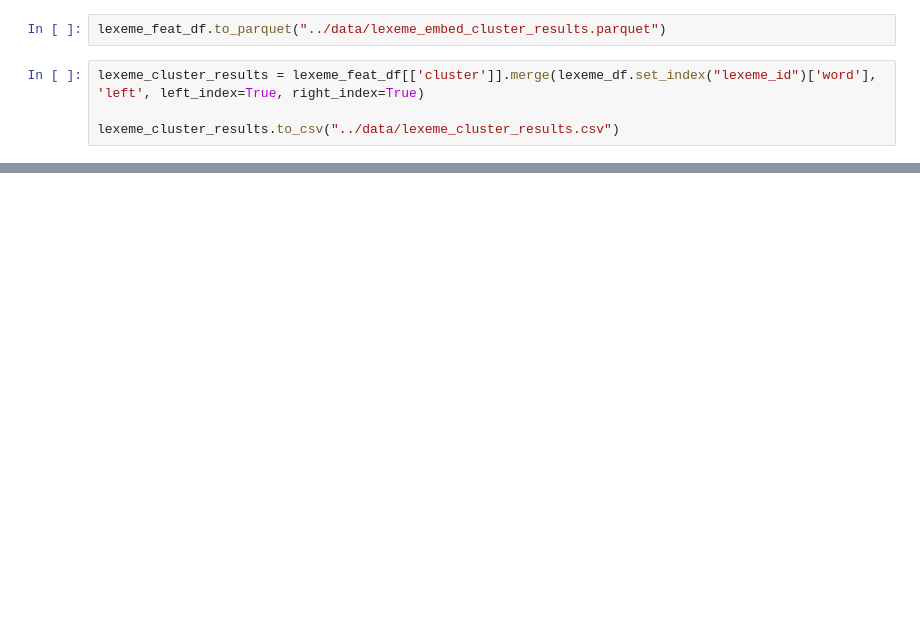
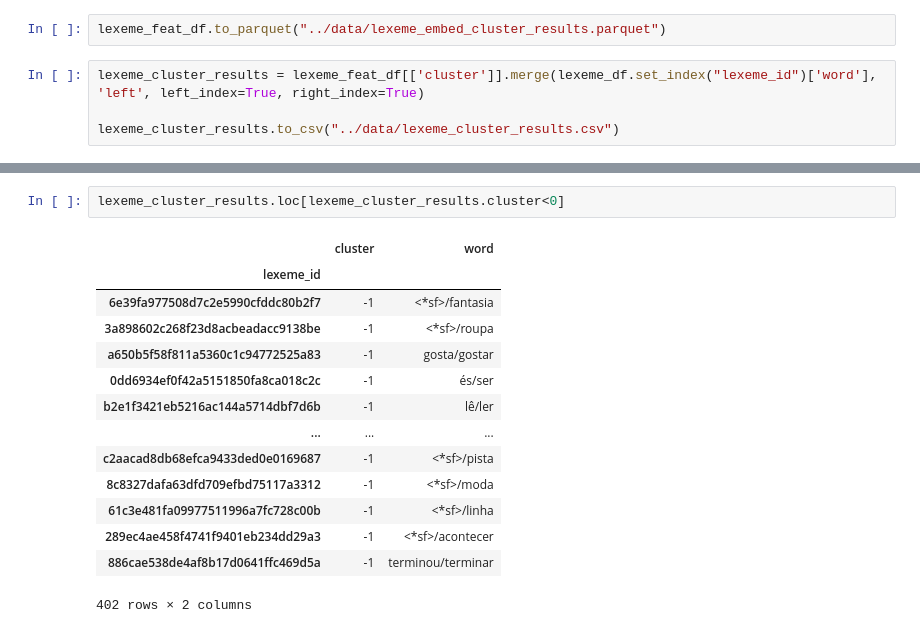
Before and after one commit to andrea-chong/KULDatathon2026, a Jupyter notebook: notebooks/lexeme_clustering.ipynb, the cells around one changed output, grey strips where cells are left out. Drawn from its saved outputs; the diff is of its cells as text; blank space fills up the shorter version.

```diff
--- a/notebooks/lexeme_clustering.ipynb
+++ b/notebooks/lexeme_clustering.ipynb
@@ -330,0 +331,17 @@ lexeme_cluster_results.loc[lexeme_cluster_results.cluster==2]
+# %%
+lexeme_cluster_results.loc[lexeme_cluster_results.cluster<0]
+# %% [output]
+|  | cluster | word |
+| lexeme_id |  |  |
+| 6e39fa977508d7c2e5990cfddc80b2f7 | -1 | <*sf>/fantasia |
+| 3a898602c268f23d8acbeadacc9138be | -1 | <*sf>/roupa |
+| a650b5f58f811a5360c1c94772525a83 | -1 | gosta/gostar |
+| 0dd6934ef0f42a5151850fa8ca018c2c | -1 | és/ser |
+| b2e1f3421eb5216ac144a5714dbf7d6b | -1 | lê/ler |
+| ... | ... | ... |
+| c2aacad8db68efca9433ded0e0169687 | -1 | <*sf>/pista |
+| 8c8327dafa63dfd709efbd75117a3312 | -1 | <*sf>/moda |
+| 61c3e481fa09977511996a7fc728c00b | -1 | <*sf>/linha |
+| 289ec4ae458f4741f9401eb234dd29a3 | -1 | <*sf>/acontecer |
+| 886cae538de4af8b17d0641ffc469d5a | -1 | terminou/terminar |
+402 rows × 2 columns
```
Also changed, not shown: parts of 3 cells of this notebook, 3 other files.
